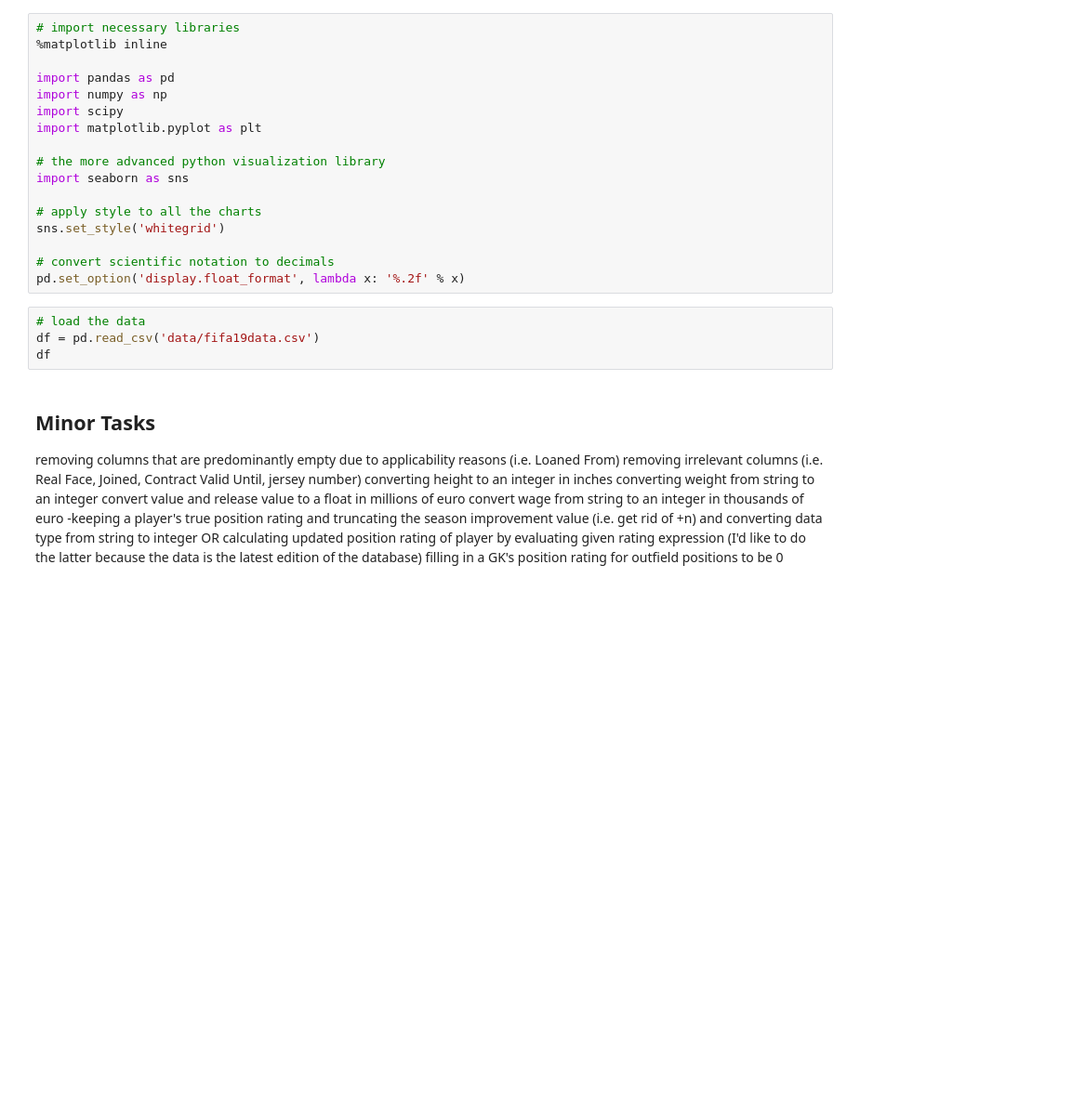
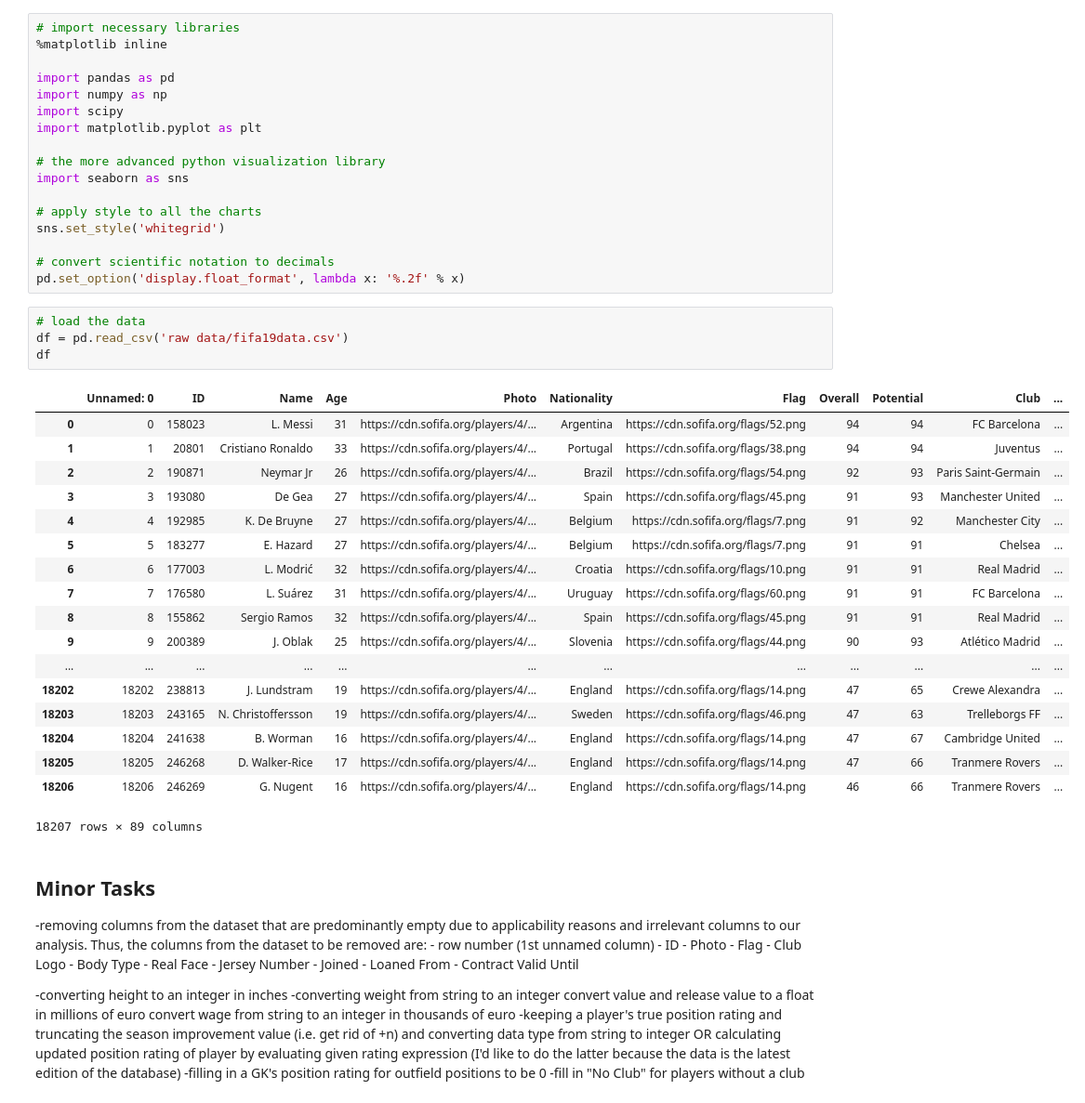
Before and after one commit to mdjoh/CEBD1260-Project, a Jupyter notebook: Week 3 - Data Wrangling and Cleaning.ipynb, the cells around one changed output. Shown at 93% size. Cells and saved outputs as stored; diff of their text form; blank space fills up the shorter version.

Commit message:
updated data cleaning notebook

```diff
--- a/Week 3 - Data Wrangling and Cleaning.ipynb
+++ b/Week 3 - Data Wrangling and Cleaning.ipynb
@@ -22,15 +22,46 @@ sns.set_style('whitegrid')
 pd.set_option('display.float_format', lambda x: '%.2f' % x)
 # %%
 # load the data
-df = pd.read_csv('data/fifa19data.csv')
+df = pd.read_csv('raw data/fifa19data.csv')
 df
+# %% [output]
+|  | Unnamed: 0 | ID | Name | Age | Photo | Nationality | Flag | Overall | Potential | Club | ... |
+| 0 | 0 | 158023 | L. Messi | 31 | https://cdn.sofifa.org/players/4/... | Argentina | https://cdn.sofifa.org/flags/52.png | 94 | 94 | FC Barcelona | ... |
+| 1 | 1 | 20801 | Cristiano Ronaldo | 33 | https://cdn.sofifa.org/players/4/... | Portugal | https://cdn.sofifa.org/flags/38.png | 94 | 94 | Juventus | ... |
+| 2 | 2 | 190871 | Neymar Jr | 26 | https://cdn.sofifa.org/players/4/... | Brazil | https://cdn.sofifa.org/flags/54.png | 92 | 93 | Paris Saint-Germain | ... |
+| 3 | 3 | 193080 | De Gea | 27 | https://cdn.sofifa.org/players/4/... | Spain | https://cdn.sofifa.org/flags/45.png | 91 | 93 | Manchester United | ... |
+| 4 | 4 | 192985 | K. De Bruyne | 27 | https://cdn.sofifa.org/players/4/... | Belgium | https://cdn.sofifa.org/flags/7.png | 91 | 92 | Manchester City | ... |
+| 5 | 5 | 183277 | E. Hazard | 27 | https://cdn.sofifa.org/players/4/... | Belgium | https://cdn.sofifa.org/flags/7.png | 91 | 91 | Chelsea | ... |
+| 6 | 6 | 177003 | L. Modrić | 32 | https://cdn.sofifa.org/players/4/... | Croatia | https://cdn.sofifa.org/flags/10.png | 91 | 91 | Real Madrid | ... |
+| 7 | 7 | 176580 | L. Suárez | 31 | https://cdn.sofifa.org/players/4/... | Uruguay | https://cdn.sofifa.org/flags/60.png | 91 | 91 | FC Barcelona | ... |
+| 8 | 8 | 155862 | Sergio Ramos | 32 | https://cdn.sofifa.org/players/4/... | Spain | https://cdn.sofifa.org/flags/45.png | 91 | 91 | Real Madrid | ... |
+| 9 | 9 | 200389 | J. Oblak | 25 | https://cdn.sofifa.org/players/4/... | Slovenia | https://cdn.sofifa.org/flags/44.png | 90 | 93 | Atlético Madrid | ... |
+| ... | ... | ... | ... | ... | ... | ... | ... | ... | ... | ... | ... |
+| 18202 | 18202 | 238813 | J. Lundstram | 19 | https://cdn.sofifa.org/players/4/... | England | https://cdn.sofifa.org/flags/14.png | 47 | 65 | Crewe Alexandra | ... |
+| 18203 | 18203 | 243165 | N. Christoffersson | 19 | https://cdn.sofifa.org/players/4/... | Sweden | https://cdn.sofifa.org/flags/46.png | 47 | 63 | Trelleborgs FF | ... |
+| 18204 | 18204 | 241638 | B. Worman | 16 | https://cdn.sofifa.org/players/4/... | England | https://cdn.sofifa.org/flags/14.png | 47 | 67 | Cambridge United | ... |
+| 18205 | 18205 | 246268 | D. Walker-Rice | 17 | https://cdn.sofifa.org/players/4/... | England | https://cdn.sofifa.org/flags/14.png | 47 | 66 | Tranmere Rovers | ... |
+| 18206 | 18206 | 246269 | G. Nugent | 16 | https://cdn.sofifa.org/players/4/... | England | https://cdn.sofifa.org/flags/14.png | 46 | 66 | Tranmere Rovers | ... |
+18207 rows × 89 columns
 # %% [markdown]
 ## Minor Tasks
-removing columns that are predominantly empty due to applicability reasons (i.e. Loaned From)
-removing irrelevant columns (i.e. Real Face, Joined, Contract Valid Until, jersey number)
-converting height to an integer in inches
-converting weight from string to an integer
+-removing columns from the dataset that are predominantly empty due to applicability reasons and irrelevant columns to our analysis. Thus, the columns from the dataset to be removed are:
+    - row number (1st unnamed column)
+    - ID
+    - Photo
+    - Flag
+    - Club Logo
+    - Body Type
+    - Real Face
+    - Jersey Number
+    - Joined
+    - Loaned From
+    - Contract Valid Until
+
+-converting height to an integer in inches
+-converting weight from string to an integer
 convert value and release value to a float in millions of euro
 convert wage from string to an integer in thousands of euro
 -keeping a player's true position rating and truncating the season improvement value (i.e. get rid of +n) and converting data type from string to integer OR calculating updated position rating of player by evaluating given rating expression (I'd like to do the latter because the data is the latest edition of the database)
-filling in a GK's position rating for outfield positions to be 0
+-filling in a GK's position rating for outfield positions to be 0
+-fill in "No Club" for players without a club
```
Also changed, not shown: parts of 8 cells of this notebook.
